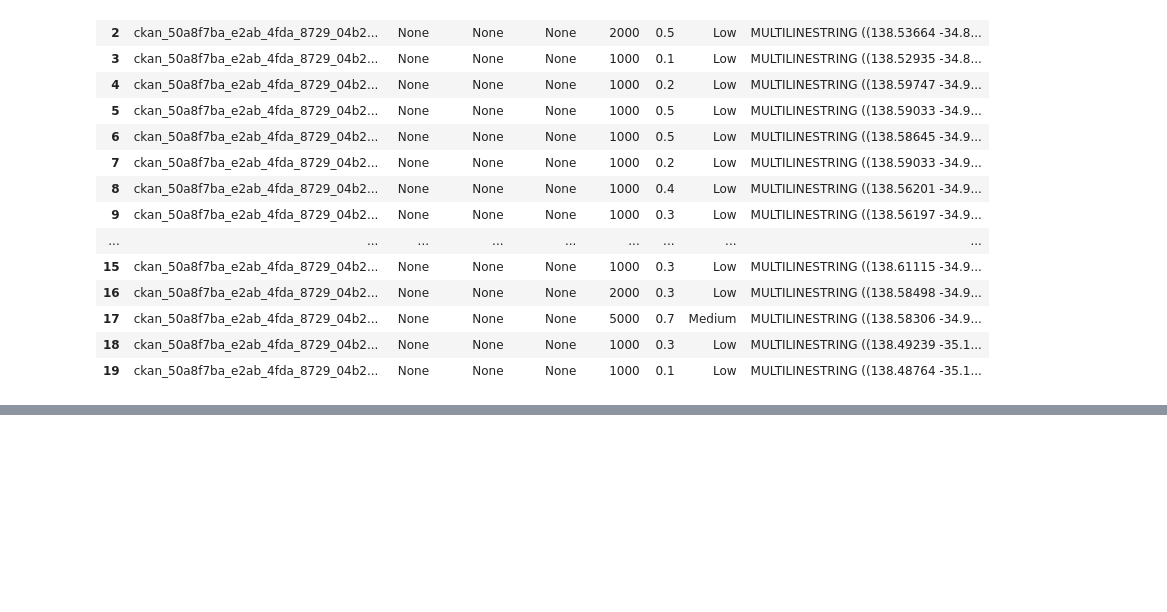
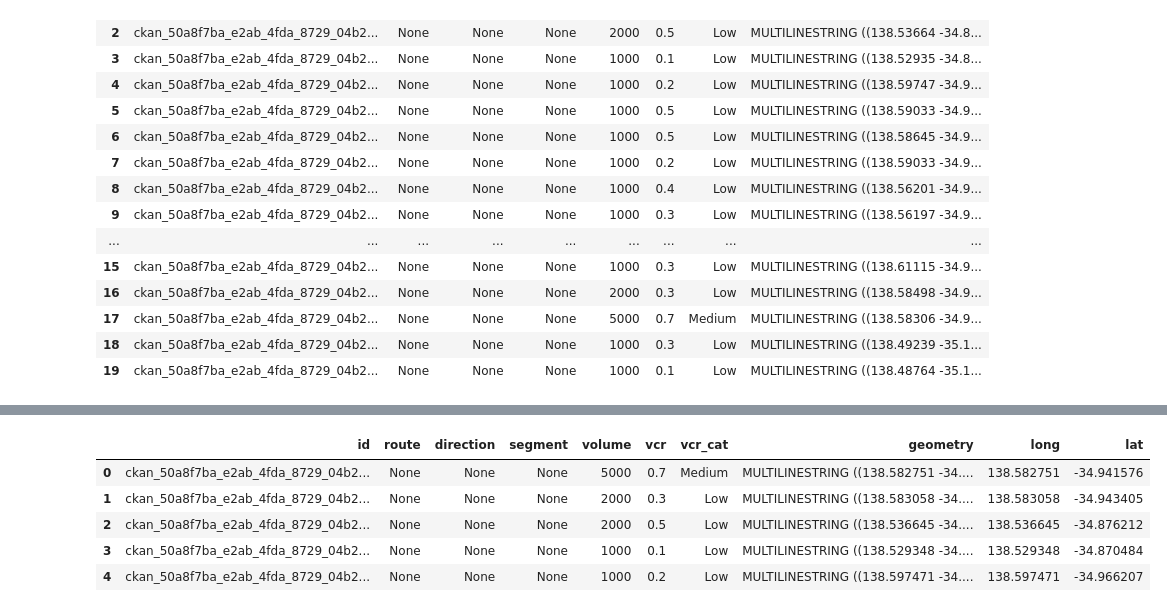
Before and after one commit to matthewbelevski/project-2, a Jupyter notebook: Starter Code.ipynb, the cells around one changed output, grey strips where cells are left out. Saved outputs shown, nothing was run; the diff lists cells and outputs as text; code cells hidden in the pictures; blank space fills up the shorter version.

```diff
--- a/Starter Code.ipynb
+++ b/Starter Code.ipynb
@@ -79,0 +169,9 @@ df2.sort_values("route")
+# %%
+df2.head()
+# %% [output]
+|  | id | route | direction | segment | volume | vcr | vcr_cat | geometry | long | lat |
+| 0 | ckan_50a8f7ba_e2ab_4fda_8729_04b2... | None | None | None | 5000 | 0.7 | Medium | MULTILINESTRING ((138.582751 -34.... | 138.582751 | -34.941576 |
+| 1 | ckan_50a8f7ba_e2ab_4fda_8729_04b2... | None | None | None | 2000 | 0.3 | Low | MULTILINESTRING ((138.583058 -34.... | 138.583058 | -34.943405 |
+| 2 | ckan_50a8f7ba_e2ab_4fda_8729_04b2... | None | None | None | 2000 | 0.5 | Low | MULTILINESTRING ((138.536645 -34.... | 138.536645 | -34.876212 |
+| 3 | ckan_50a8f7ba_e2ab_4fda_8729_04b2... | None | None | None | 1000 | 0.1 | Low | MULTILINESTRING ((138.529348 -34.... | 138.529348 | -34.870484 |
+| 4 | ckan_50a8f7ba_e2ab_4fda_8729_04b2... | None | None | None | 1000 | 0.2 | Low | MULTILINESTRING ((138.597471 -34.... | 138.597471 | -34.966207 |
```
Also changed, not shown: parts of 31 cells of this notebook.
